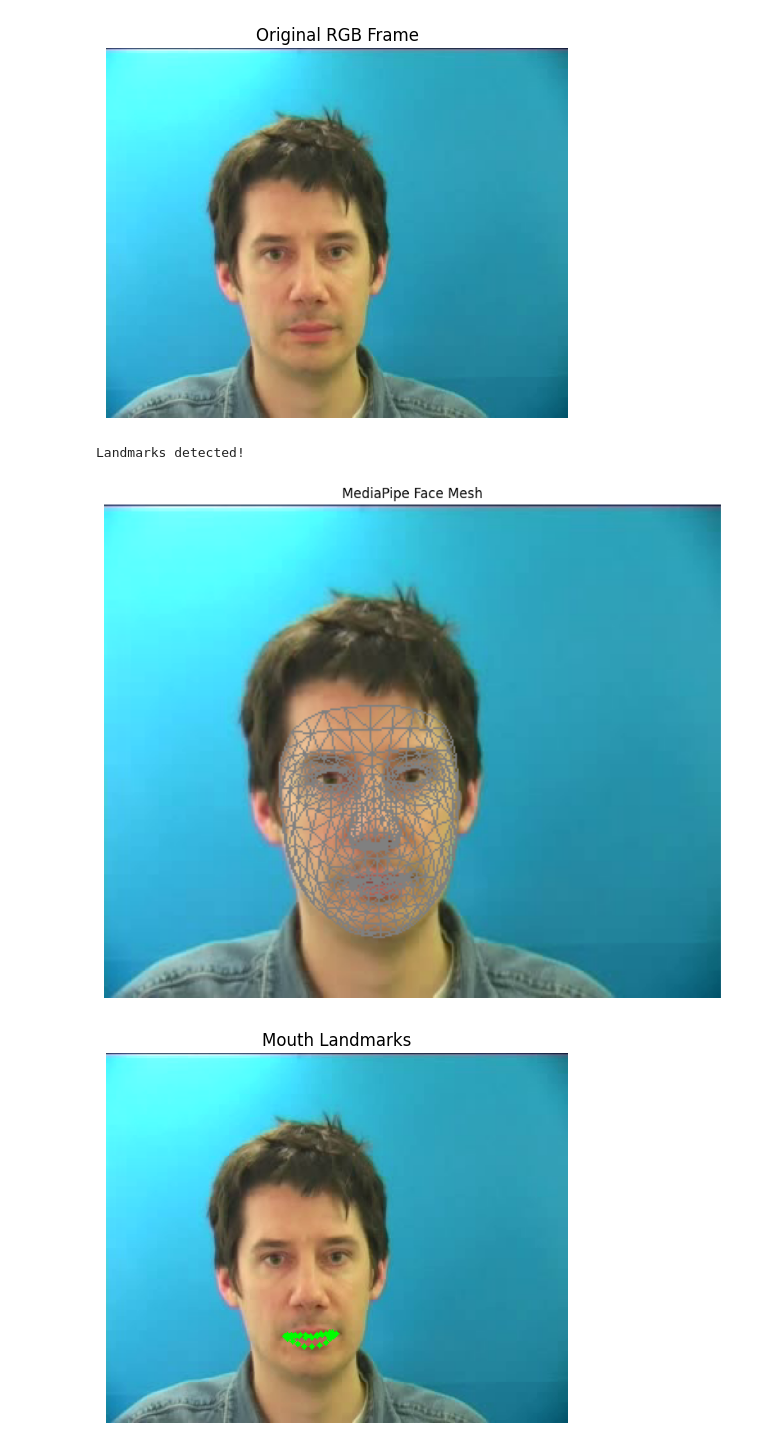
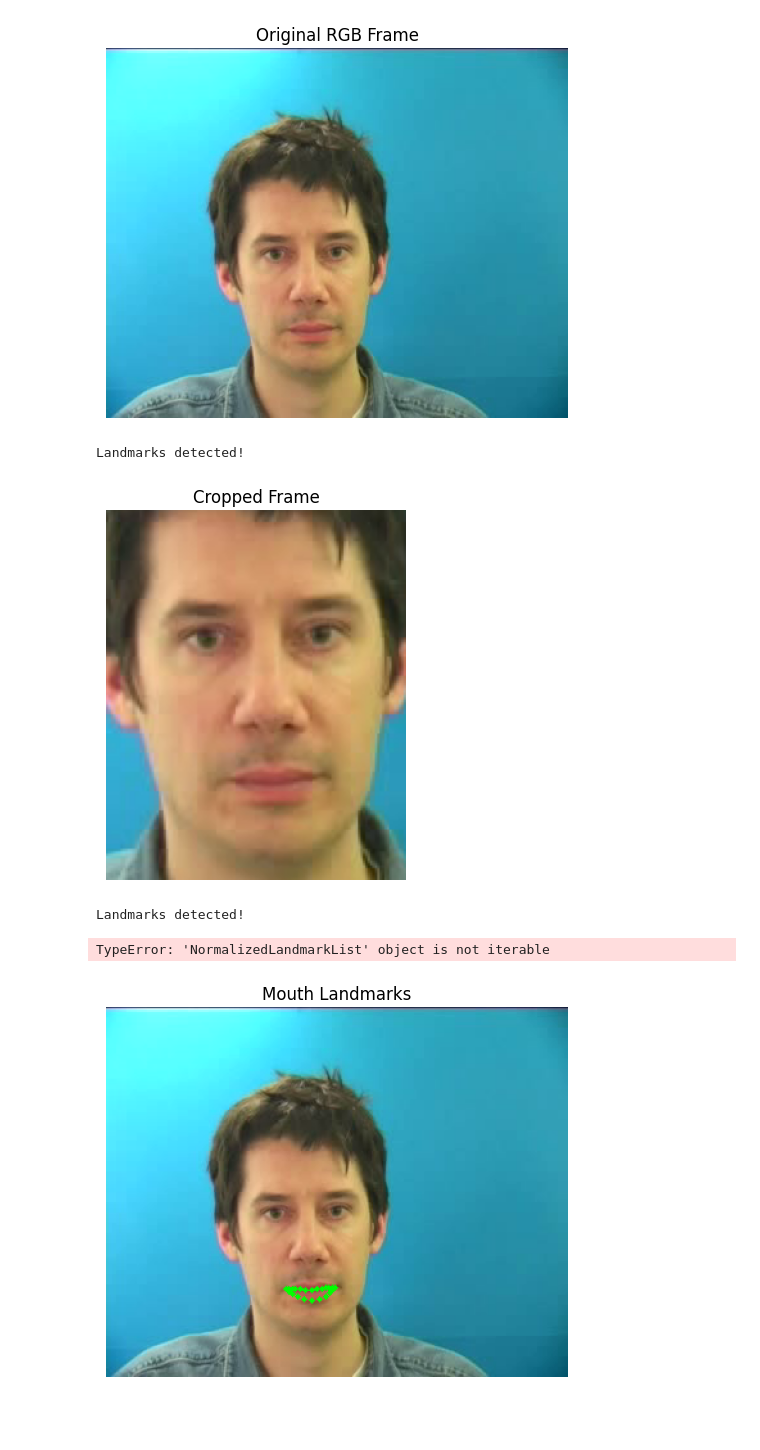
Before and after one commit to voR789/Lip-Reading, a Jupyter notebook: notebooks/cv_testing.ipynb, the cells around one changed output. Cells and saved outputs as stored; diff of their text form; code cells hidden in the pictures; blank space fills up the shorter version.

```diff
--- a/notebooks/cv_testing.ipynb
+++ b/notebooks/cv_testing.ipynb
@@ -8,14 +28,10 @@ from mediapipe.python.solutions import drawing_styles
 # %%
-video_path = r"C:\Projects\Lip Reading\GRID\s1\bbaf2n.mpg"
+# Extract and display first frame
+video_path = r"C:\Projects\Lip_Reading\GRID\s1\bbaf2n.mpg"
 
-capture = cv2.VideoCapture(video_path)
-returned, frame = capture.read()
-capture.release()
-
-if not returned:
-    raise ValueError("Failed to load from video")
-
-rgb_frame = cv2.cvtColor(frame, cv2.COLOR_BGR2RGB)
+rgb_frame = load_video(video_path)[0]
+image_shape = (len(rgb_frame),len(rgb_frame[0]))
+# isolate first frame of video for testing + dimensions
 
 plt.imshow(rgb_frame)
 plt.title("Original RGB Frame")
@@ -23,22 +39,44 @@ plt.axis(False)
 plt.show()
 # %% [output]
 [figure]
-# %%
-mp_face_mesh = mp.solutions.face_mesh
-face_mesh = mp_face_mesh.FaceMesh(static_image_mode = True, max_num_faces = 1)
-results = face_mesh.process(rgb_frame)
-
-if results.multi_face_landmarks:
-    print("Landmarks detected!")
-else:
-    print("No face landmarks found.")
-# %% [output]
-Landmarks detected!
+# %%
+# Get mesh and landmarks for frame
+landmarks = get_landmarks(rgb_frame)[0]
+
+if landmarks:
+    print("Landmarks detected!")
+else:
+    print("No face landmarks found.")
+# %% [output]
+Landmarks detected!
+# %%
+# Crop face only
+coords = convert_landmarks_to_coordinates(landmarks, image_shape)
+
+x_min, y_min, x_max, y_max = get_bounding_box(coords, image_shape)
+
+cropped_frame = rgb_frame[int(y_min):int(y_max), int(x_min):int(x_max)]
+plt.imshow(cropped_frame)
+plt.title("Cropped Frame")
+plt.axis(False)
+plt.show()
+# %% [output]
+[figure, added]
+# %%
+# Get mesh and landmarks for frame
+landmarks = get_landmarks(cropped_frame)[0]
+
+if landmarks:
+    print("Landmarks detected!")
+else:
+    print("No face landmarks found.")
+# %% [output]
+Landmarks detected!
 # %%
 
-frame_copy = rgb_frame.copy()
-if results.multi_face_landmarks:
-    for face_landmarks in results.multi_face_landmarks:
+frame_copy = cropped_frame.copy()
+if landmarks:
+    for face_landmarks in landmarks:
         draw_landmarks(
             image=frame_copy,
             landmark_list=face_landmarks,
@@ -53,7 +91,7 @@ plt.title("MediaPipe Face Mesh")
 plt.axis("off")
 plt.show()
 # %% [output]
-[figure, removed]
+TypeError: 'NormalizedLandmarkList' object is not iterable
 # %%
 # Outer lips (full loop)
 outer_lips = [61, 146, 91, 181, 84, 17, 314, 405, 321, 375, 291, 308, 324, 318, 402, 317, 14, 87, 178, 88, 95, 78]
```
Also changed, not shown: parts of 1 cell of this notebook, 3 other files.
